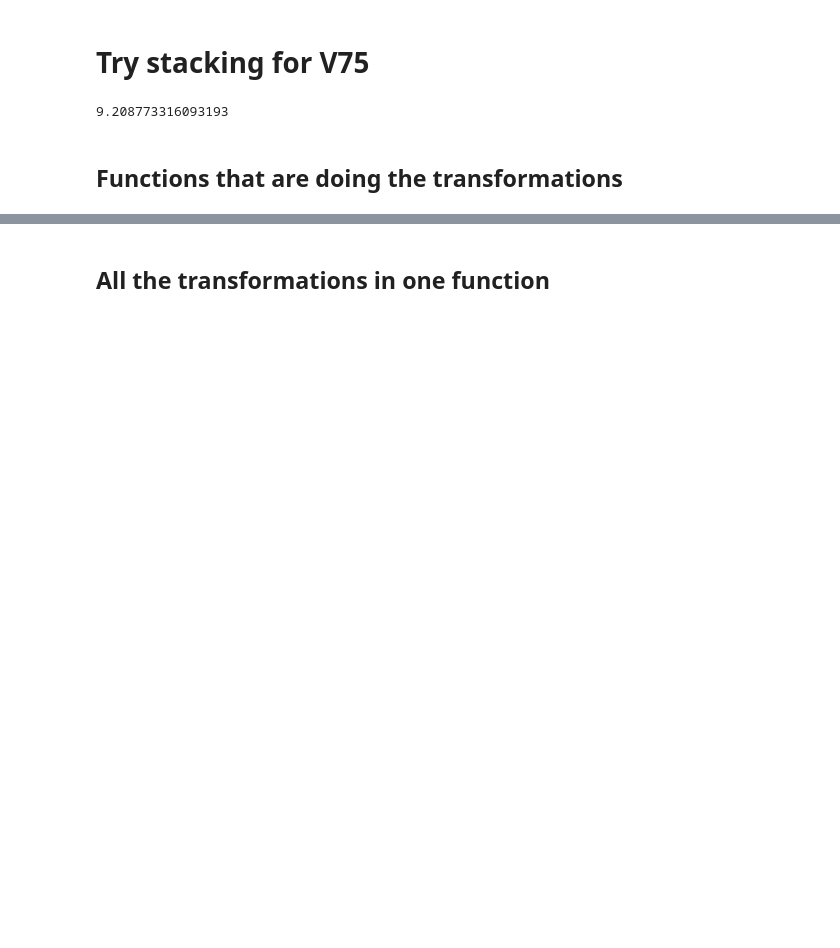
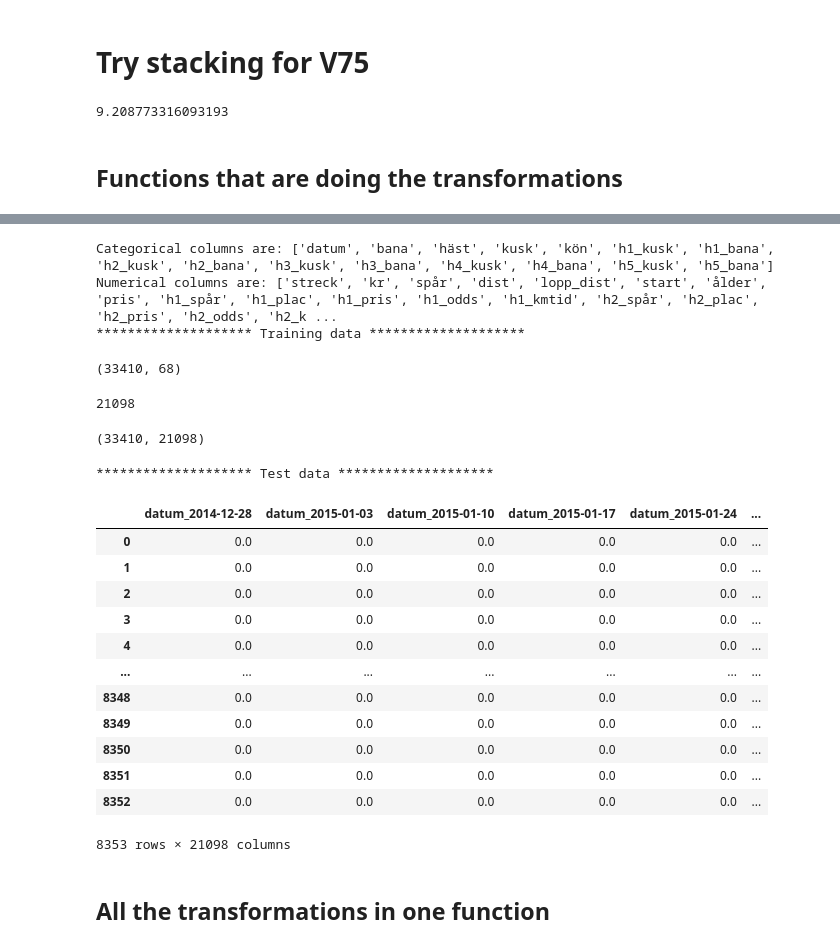
Before and after one commit to carokanns/Trav, a Jupyter notebook: spel/v75_tester/stacking.ipynb, the cells around one changed output, grey strips where cells are left out. Saved outputs shown, nothing was run; the diff lists cells and outputs as text; code cells hidden in the pictures; blank space fills up the shorter version.

```diff
--- a/spel/v75_tester/stacking.ipynb
+++ b/spel/v75_tester/stacking.ipynb
@@ -160,3 +352,72 @@ def transf_kön(df):
+# %%
+## test test
+# Partition data
+X_train, X_test, y_train, y_test = train_test_split(df.drop(columns=['plac']),
+                                                    df['plac'],
+                                                    test_size=.2,
+                                                    random_state=seed)
+
+# Define categorical columns
+categorical = list(X_train.select_dtypes('object').columns)
+print(f"Categorical columns are: {categorical}")
+
+# Define numerical columns
+numerical = list(X_train.select_dtypes('number').columns)
+print(f"Numerical columns are: {numerical}")# Define categorical pipeline
+cat_pipe = Pipeline([
+    ('imputer', SimpleImputer(strategy='constant', fill_value='missing')),
+    ('encoder', OneHotEncoder(handle_unknown='ignore', sparse=False))
+])
+
+# Define numerical pipeline
+num_pipe = Pipeline([
+    ('imputer', SimpleImputer(strategy='median')),
+    ('scaler', MinMaxScaler())
+])
+
+# Fit column transformer to training data
+preprocessor = ColumnTransformer([
+    ('cat', cat_pipe, categorical),
+    ('num', num_pipe, numerical)
+])
+preprocessor.fit(X_train)
+
+# Prepare column names
+cat_columns = preprocessor.named_transformers_['cat']['encoder'].get_feature_names(categorical)
+columns = np.append(cat_columns, numerical)
+
+# Inspect training data before and after
+print("******************** Training data ********************")
+display(X_train.shape)
+display(len(columns))
+display(preprocessor.transform(X_train).shape)
+final=pd.DataFrame(preprocessor.transform(X_train),columns=columns)
+
+# Inspect test data before and after
+print("******************** Test data ********************")
+# display(X_test)
+display(pd.DataFrame(preprocessor.transform(X_test), columns=columns))
+# %% [output]
+Categorical columns are: ['datum', 'bana', 'häst', 'kusk', 'kön', 'h1_kusk', 'h1_bana', 'h2_kusk', 'h2_bana', 'h3_kusk', 'h3_bana', 'h4_kusk', 'h4_bana', 'h5_kusk', 'h5_bana']
+Numerical columns are: ['streck', 'kr', 'spår', 'dist', 'lopp_dist', 'start', 'ålder', 'pris', 'h1_spår', 'h1_plac', 'h1_pris', 'h1_odds', 'h1_kmtid', 'h2_spår', 'h2_plac', 'h2_pris', 'h2_odds', 'h2_k ...
+******************** Training data ********************
+(33410, 68)
+21098
+(33410, 21098)
+******************** Test data ********************
+|  | datum_2014-12-28 | datum_2015-01-03 | datum_2015-01-10 | datum_2015-01-17 | datum_2015-01-24 | ... |
+| 0 | 0.0 | 0.0 | 0.0 | 0.0 | 0.0 | ... |
+| 1 | 0.0 | 0.0 | 0.0 | 0.0 | 0.0 | ... |
+| 2 | 0.0 | 0.0 | 0.0 | 0.0 | 0.0 | ... |
+| 3 | 0.0 | 0.0 | 0.0 | 0.0 | 0.0 | ... |
+| 4 | 0.0 | 0.0 | 0.0 | 0.0 | 0.0 | ... |
+| ... | ... | ... | ... | ... | ... | ... |
+| 8348 | 0.0 | 0.0 | 0.0 | 0.0 | 0.0 | ... |
+| 8349 | 0.0 | 0.0 | 0.0 | 0.0 | 0.0 | ... |
+| 8350 | 0.0 | 0.0 | 0.0 | 0.0 | 0.0 | ... |
+| 8351 | 0.0 | 0.0 | 0.0 | 0.0 | 0.0 | ... |
+| 8352 | 0.0 | 0.0 | 0.0 | 0.0 | 0.0 | ... |
+8353 rows × 21098 columns
 # %%
 
 def impute_all_numeric_NaNs(df):
```
Also changed, not shown: parts of 32 cells of this notebook, 5 other files.
